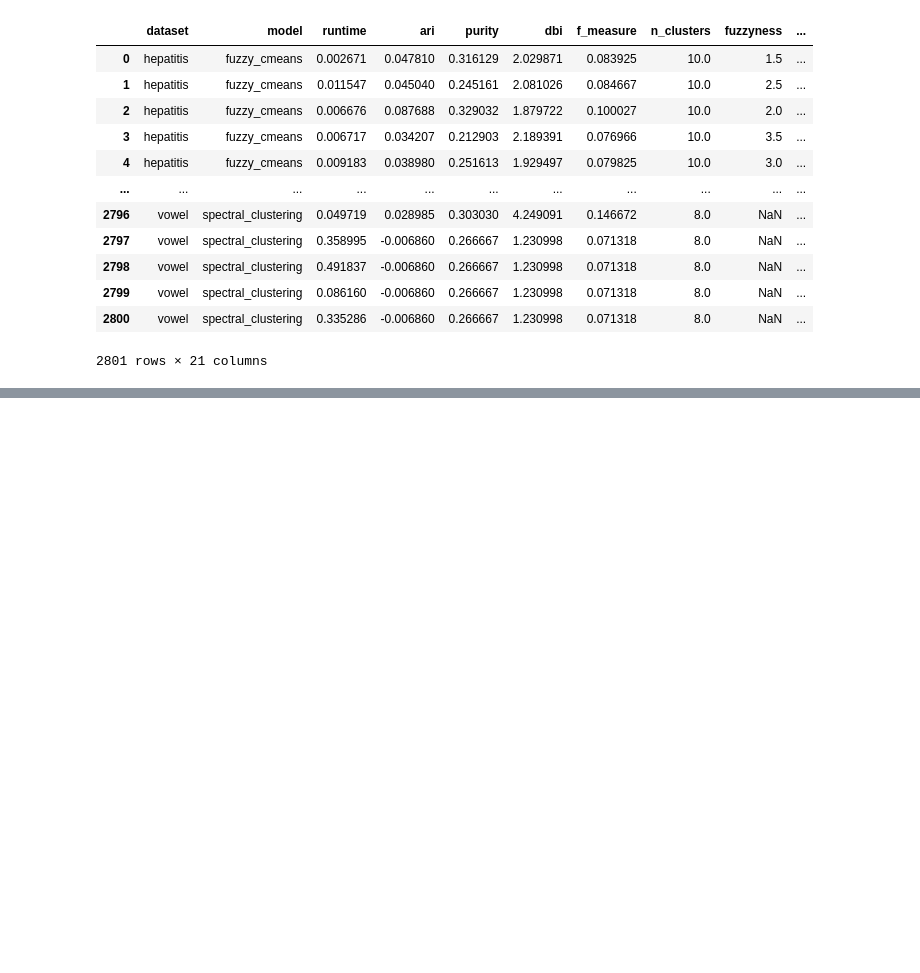
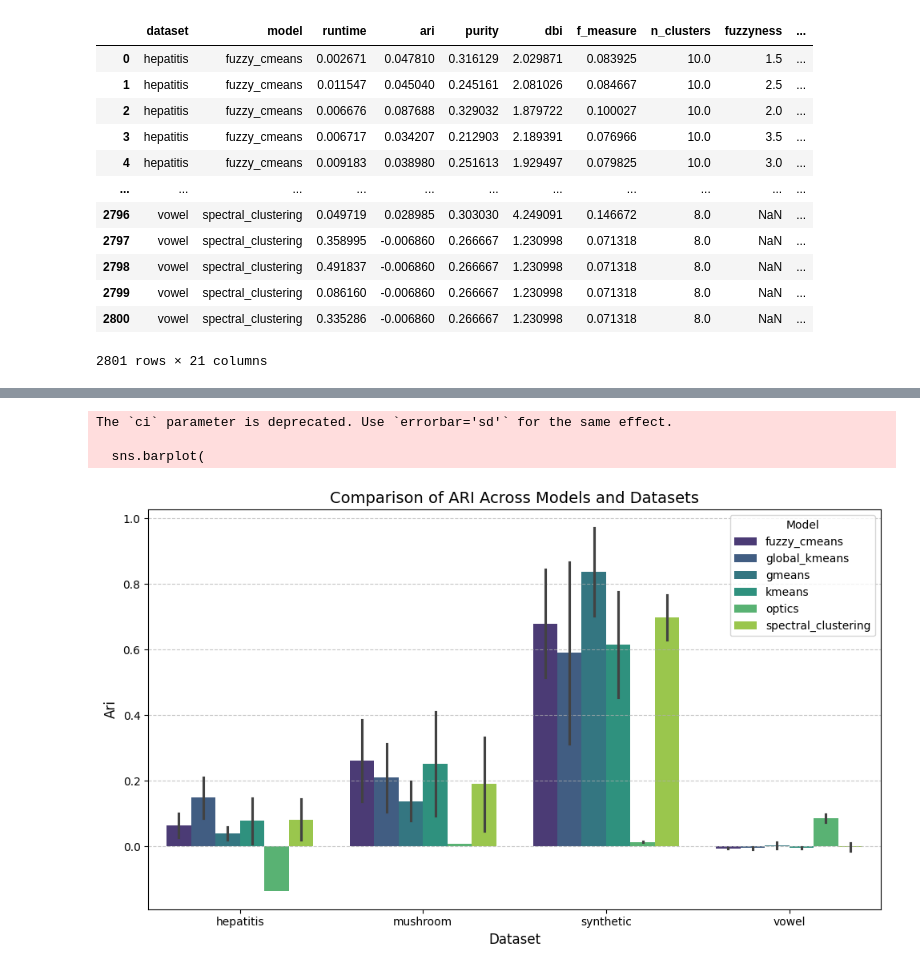
Before and after one commit to ZachParent/mai-intro-to-machine-learning, a Jupyter notebook: work3/notebooks/05.-CarlosJimenez-test_plot_functions_part2.ipynb, the cells around one changed output, grey strips where cells are left out. Saved outputs shown, nothing was run; the diff lists cells and outputs as text; code cells hidden in the pictures; blank space fills up the shorter version.

```diff
--- a/work3/notebooks/05.-CarlosJimenez-test_plot_functions_part2.ipynb
+++ b/work3/notebooks/05.-CarlosJimenez-test_plot_functions_part2.ipynb
@@ -65,3 +65,29 @@ data
 | 2799 | vowel | spectral_clustering | 0.086160 | -0.006860 | 0.266667 | 1.230998 | 0.071318 | 8.0 | NaN | ... |
 | 2800 | vowel | spectral_clustering | 0.335286 | -0.006860 | 0.266667 | 1.230998 | 0.071318 | 8.0 | NaN | ... |
 2801 rows × 21 columns
+# %%
+def plot_model_comparisons(data, metric, title):
+    """
+    Plot comparisons of models across datasets based on a given metric.
+
+    Args:
+        data (pd.DataFrame): The dataset containing performance metrics.
+        metric (str): The metric to visualize (e.g., 'ari', 'purity').
+        title (str): Title of the plot.
+    """
+    plt.figure(figsize=(10, 6))
+    sns.barplot(
+        data=data,
+        x='dataset',
+        y=metric,
+        hue='model',
+        ci='sd',
+        palette='viridis'
+    )
+    plt.title(title, fontsize=14)
+    plt.xlabel('Dataset', fontsize=12)
+    plt.ylabel(metric.capitalize(), fontsize=12)
+    plt.legend(title='Model', fontsize=10, loc='best')
+    plt.grid(axis='y', linestyle='--', alpha=0.7)
+    plt.tight_layout()
+    plt.show()
@@ -67,0 +111,8 @@ data
+# %%
+# Compare ARI
+plot_model_comparisons(data, 'ari', 'Comparison of ARI Across Models and Datasets')
+# %% [output]
+The `ci` parameter is deprecated. Use `errorbar='sd'` for the same effect.
+
+  sns.barplot(
+[figure, added]
```
Also changed, not shown: parts of 6 cells of this notebook, 2 other files.
